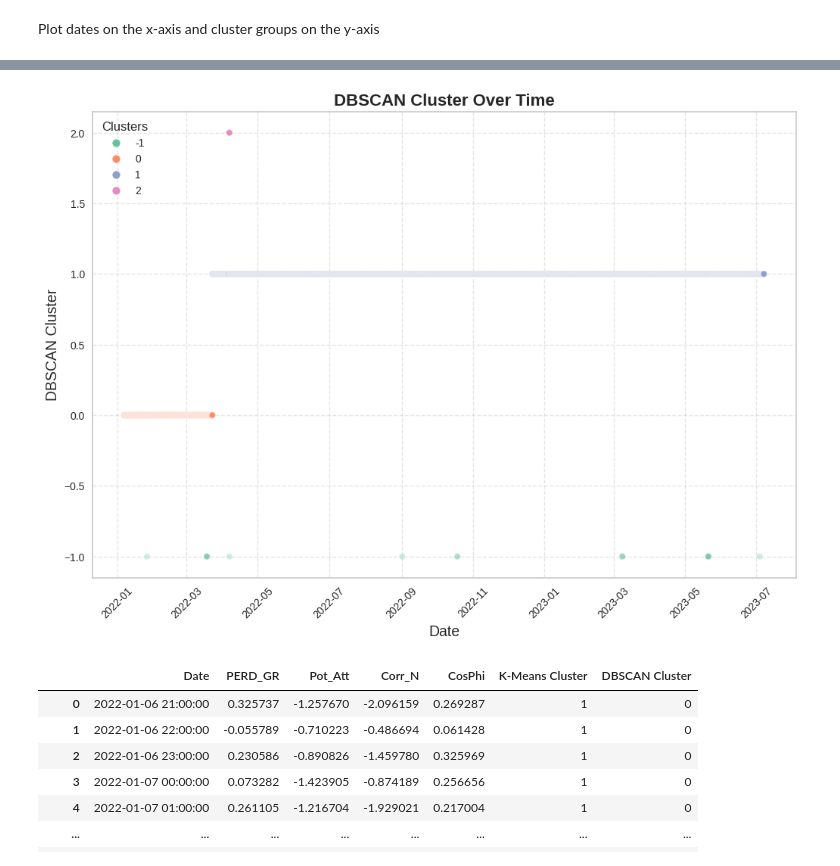
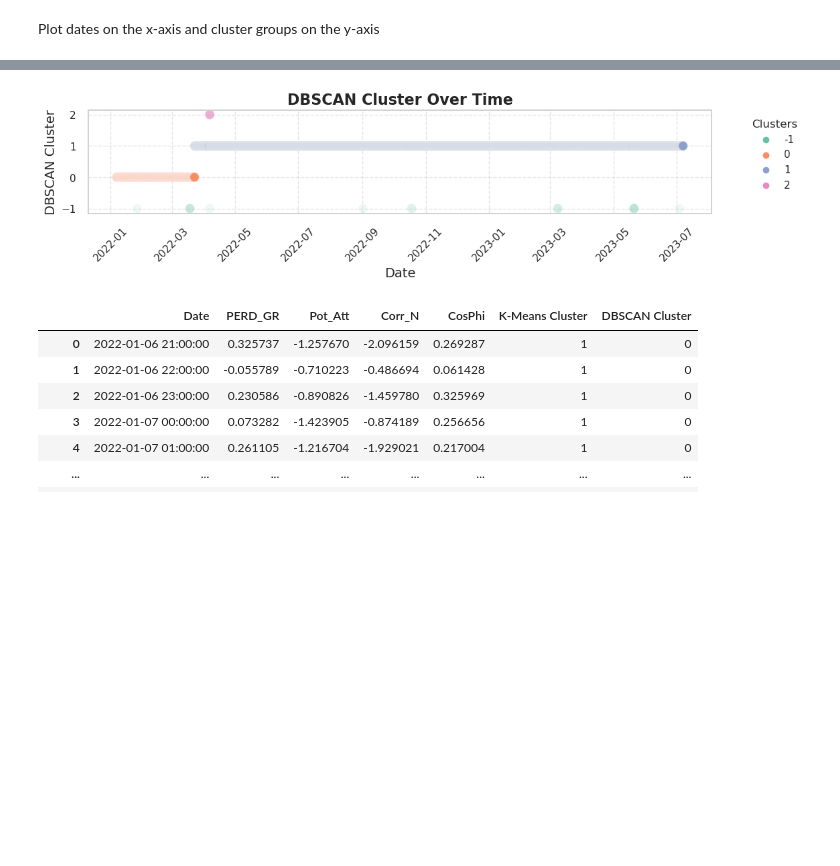
Before and after one commit to Matt17BR/ml4ds2324_cluster_analysis, a Jupyter notebook: scripts/cluster_analysis.ipynb, the cells around one changed output, grey strips where cells are left out. Saved outputs shown, nothing was run; the diff lists cells and outputs as text; code cells hidden in the pictures; blank space fills up the shorter version.

```diff
--- a/scripts/cluster_analysis.ipynb
+++ b/scripts/cluster_analysis.ipynb
@@ -304,27 +304,27 @@ plt.show()
 # %%
-plt.figure(figsize=(12, 8))
+plt.figure(figsize=(12, 2))
 
 # Scatter plot with an aesthetically pleasing color palette
 scatter = sns.scatterplot(data=plotting_df, x='Date', y='DBSCAN Cluster',
-                          hue='DBSCAN Cluster', palette='Set2', alpha=0.3, s=35)
+                          hue='DBSCAN Cluster', palette='Set2', alpha=0.1, s=100)
 
 # Enhance readability and aesthetics
 plt.title('DBSCAN Cluster Over Time', fontsize=16, fontweight='bold')
 plt.xlabel('Date', fontsize=14)
 plt.ylabel('DBSCAN Cluster', fontsize=14)
 plt.xticks(rotation=45)
 plt.grid(True, linestyle='--', alpha=0.5)
 
 # Format the date axis for better readability
 plt.gca().xaxis.set_major_formatter(plt.matplotlib.dates.DateFormatter('%Y-%m'))
 plt.gca().xaxis.set_major_locator(plt.matplotlib.dates.AutoDateLocator())
 
 # Adding a legend with a title and adjusting its position
-plt.legend(title='Clusters', loc='upper left')
+plt.legend(title='Clusters', loc='upper left', bbox_to_anchor=(1.05, 1))
 
 plt.show()
 # %% [output]
-[figure, old version]
+[figure, new version]
 # %%
 plotting_df
 # %% [output]
```
Also changed, not shown: parts of 1 cell of this notebook.
